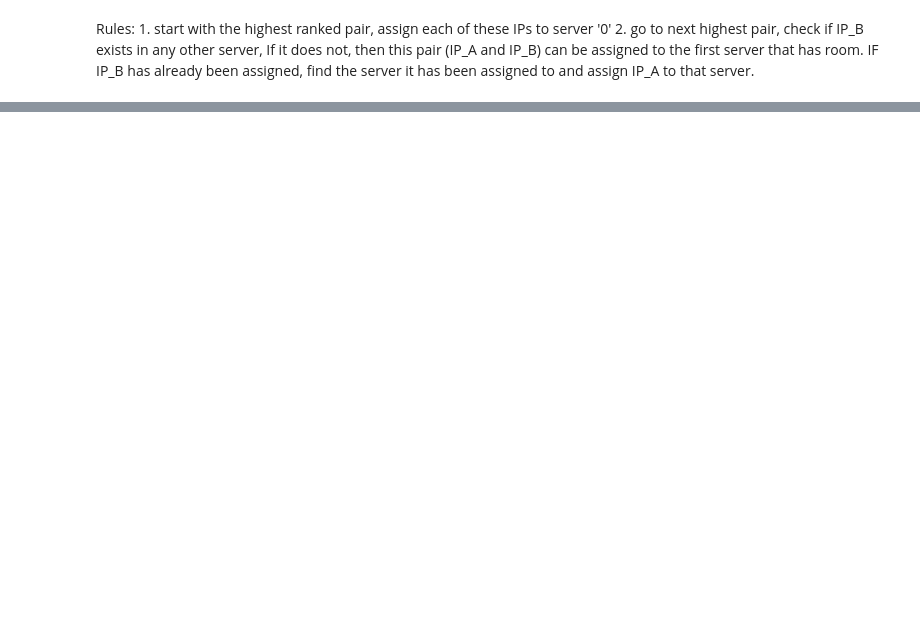
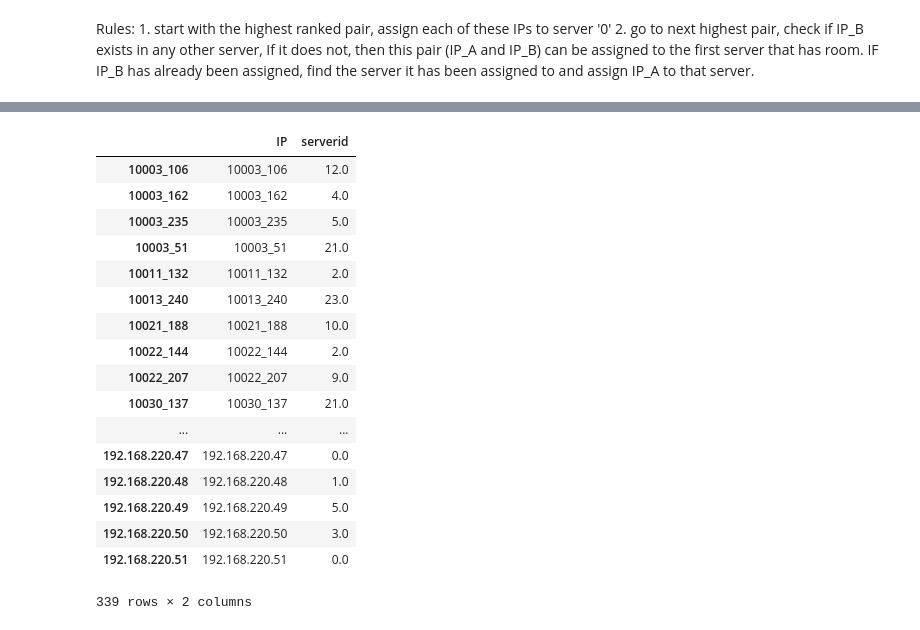
Before and after one commit to nrb75/Manifold, a Jupyter notebook: rules.ipynb, the cells around one changed output, grey strips where cells are left out. Saved outputs shown, nothing was run; the diff lists cells and outputs as text; code cells hidden in the pictures; blank space fills up the shorter version.

```diff
--- a/rules.ipynb
+++ b/rules.ipynb
@@ -150,0 +158,29 @@ for i in range(0,len(data)):
+# %%
+server_dft=server_df.transpose()
+#filter out the duplicates by keeping the min server ID
+server_dft['serverid']=server_dft.min(axis=1)
+# %%
+server_dft['IP']=server_dft.index
+
+server_dft=server_dft[['IP', 'serverid']]
+# %%
+server_dft
+# %% [output]
+|  | IP | serverid |
+| 10003_106 | 10003_106 | 12.0 |
+| 10003_162 | 10003_162 | 4.0 |
+| 10003_235 | 10003_235 | 5.0 |
+| 10003_51 | 10003_51 | 21.0 |
+| 10011_132 | 10011_132 | 2.0 |
+| 10013_240 | 10013_240 | 23.0 |
+| 10021_188 | 10021_188 | 10.0 |
+| 10022_144 | 10022_144 | 2.0 |
+| 10022_207 | 10022_207 | 9.0 |
+| 10030_137 | 10030_137 | 21.0 |
+| ... | ... | ... |
+| 192.168.220.47 | 192.168.220.47 | 0.0 |
+| 192.168.220.48 | 192.168.220.48 | 1.0 |
+| 192.168.220.49 | 192.168.220.49 | 5.0 |
+| 192.168.220.50 | 192.168.220.50 | 3.0 |
+| 192.168.220.51 | 192.168.220.51 | 0.0 |
+339 rows × 2 columns
```
Also changed, not shown: parts of 29 cells of this notebook, 1 other file.
